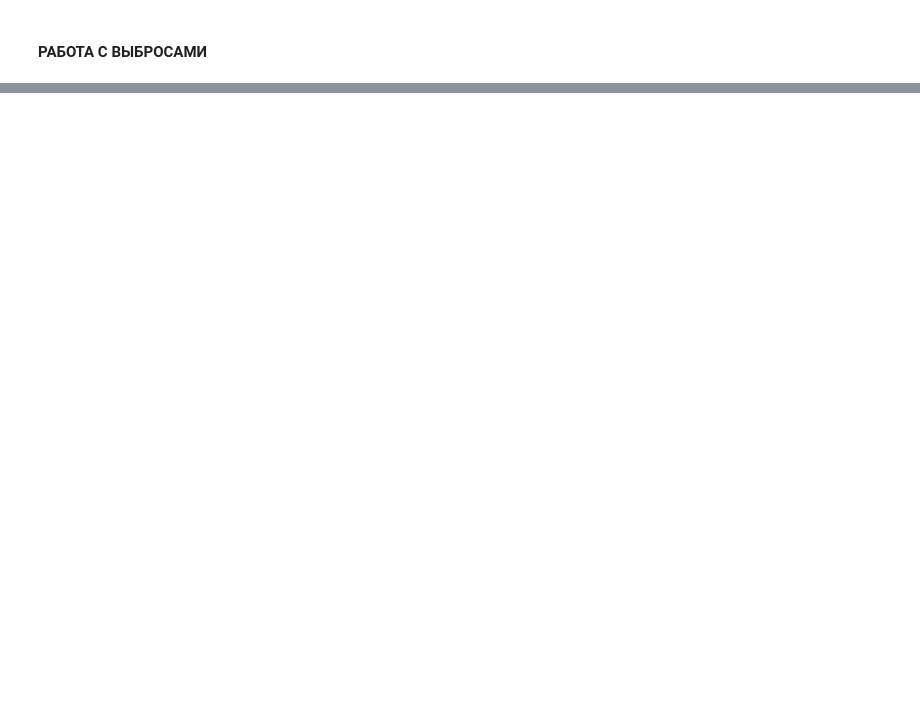
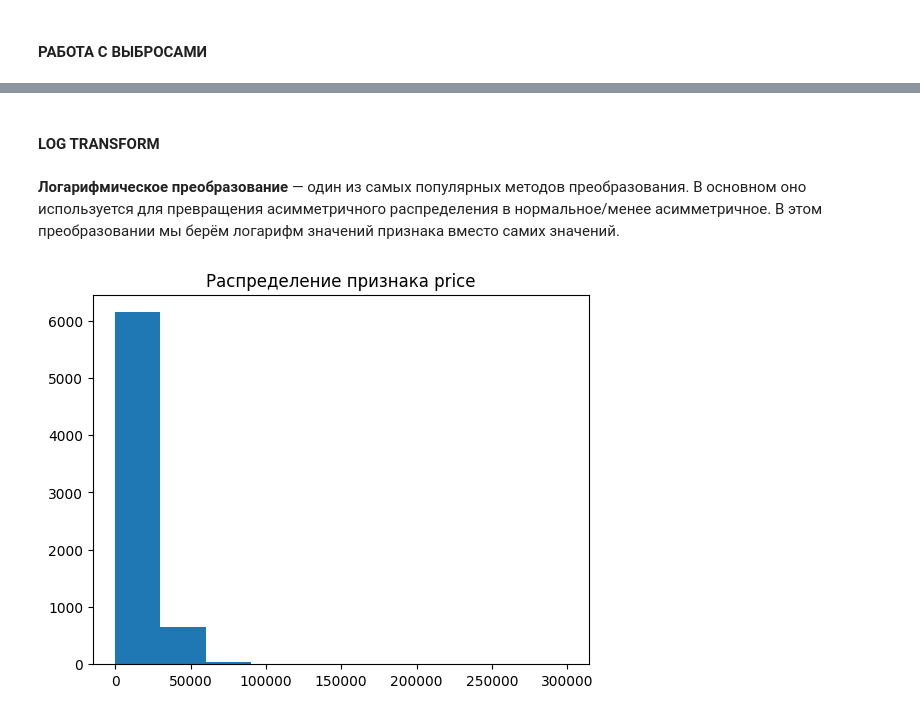
Before and after one commit to vadimkopytko/learning, a Jupyter notebook: SkillFactory/ML_6_Отбор_и_селекция_признаков/Theory.ipynb, the cells around one changed output, grey strips where cells are left out. Saved outputs shown, nothing was run; the diff lists cells and outputs as text; code cells hidden in the pictures; blank space fills up the shorter version.

```diff
--- a/SkillFactory/ML_6_Отбор_и_селекция_признаков/Theory.ipynb
+++ b/SkillFactory/ML_6_Отбор_и_селекция_признаков/Theory.ipynb
@@ -262,0 +566,9 @@ Test R^2: 0.465
+# %% [markdown]
+#### LOG TRANSFORM
+# %% [markdown]
+**Логарифмическое преобразование** — один из самых популярных методов преобразования. В основном оно используется для превращения асимметричного распределения в нормальное/менее асимметричное. В этом преобразовании мы берём логарифм значений признака вместо самих значений.
+# %%
+plt.hist(data.price)
+plt.title('Распределение признака price');
+# %% [output]
+[figure, added]
```
Also changed, not shown: parts of 56 cells of this notebook, 3 other files.
